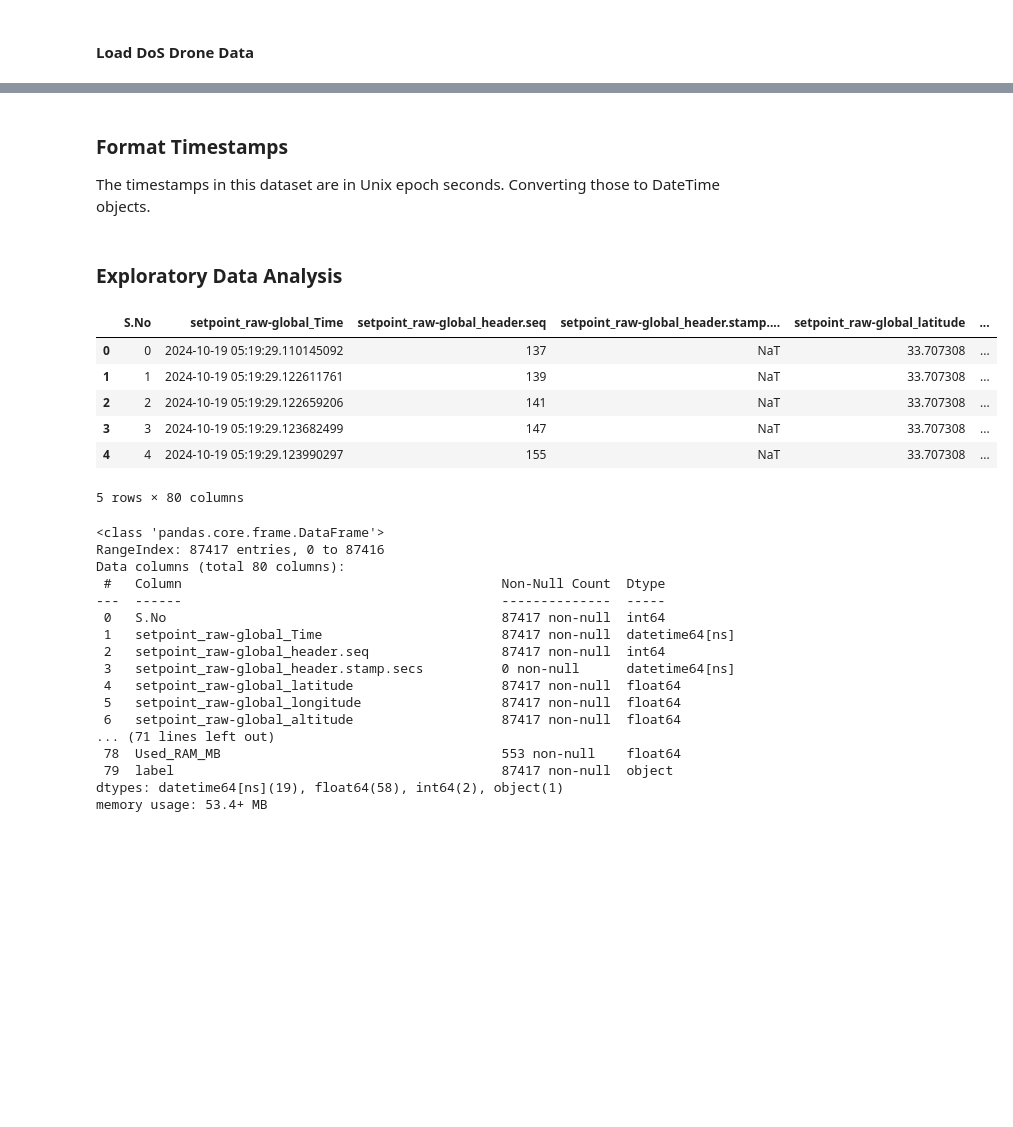
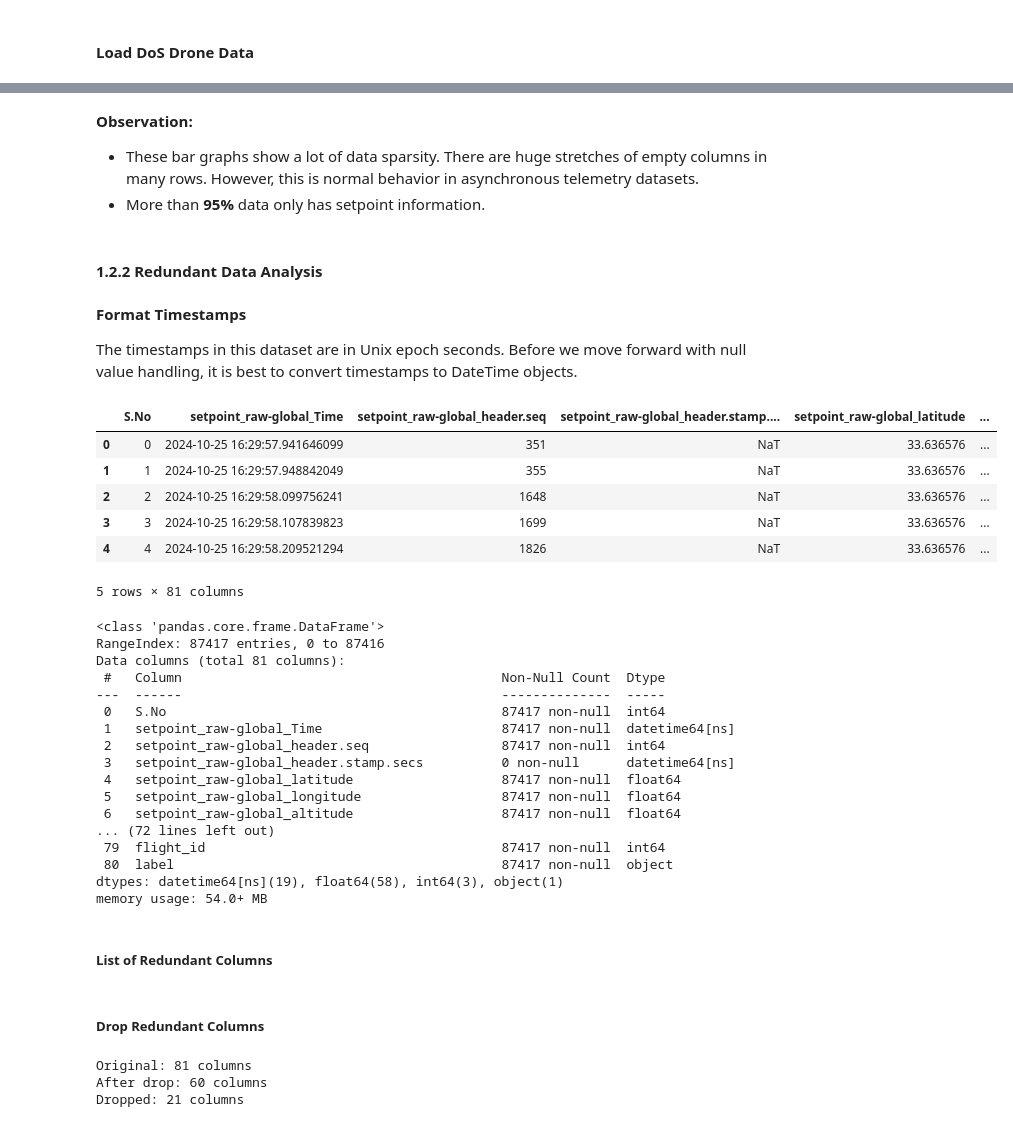
Before and after one commit to hifsakazmi/xai_ml_robot_telemetry, a Jupyter notebook: AAI_ML_Assignment.ipynb, the cells around one changed output, grey strips where cells are left out. Drawn from its saved outputs; the diff is of its cells as text; code cells hidden in the pictures; blank space fills up the shorter version.

Commit message:
Missing data handling

```diff
--- a/AAI_ML_Assignment.ipynb
+++ b/AAI_ML_Assignment.ipynb
@@ -56,13 +50,20 @@ Dataset downloaded and extracted successfully!
 import pandas as pd
 import numpy as np
 # %%
+global_flight_id = 0
 def load_all_csvs_from_dir(directory_path):
+  global global_flight_id
   all_dataframes = []
   for filename in os.listdir(directory_path):
     if filename.endswith('.csv'):
       filepath = os.path.join(directory_path, filename)
       try:
         df = pd.read_csv(filepath)
+
+        # Added flight_id to data loaded from each CSV to avoid data leaking
+        df['flight_id'] = global_flight_id
+        global_flight_id += 1
+
         all_dataframes.append(df)
       except Exception as e:
         print(f"Error reading {filename}: {e}")
@@ -183,2 +186,2 @@ df_malfunction['label'] = 'malfunction'
 # %%
-df_drones_all =  pd.concat([df_normal, df_malfunction, df_dos], axis=0, ignore_index=True, sort=False)
+df_drones =  pd.concat([df_normal, df_malfunction, df_dos], axis=0, ignore_index=True, sort=False)
@@ -200,6 +238,14 @@ df_drones_all.head(10)
+# %% [markdown]
+**Observation:**
+
+* These bar graphs show a lot of data sparsity. There are huge stretches of empty columns in many rows. However, this is normal behavior in asynchronous telemetry datasets.
+* More than **95%** data only has setpoint information.
+# %% [markdown]
+#### 1.2.2 Redundant Data Analysis
 # %% [markdown]
-### Format Timestamps
-The timestamps in this dataset are in Unix epoch seconds. Converting those to DateTime objects.
+**Format Timestamps**
+
+The timestamps in this dataset are in Unix epoch seconds. Before we move forward with null value handling, it is best to convert timestamps to DateTime objects.
 # %%
 def format_timestamp_cols(df):
   for col in df.columns:
@@ -215,21 +261,19 @@ format_timestamp_cols(df_drones_all)
-# %% [markdown]
-### Exploratory Data Analysis
 # %%
-df_drones_all.head()
+df_drones.head()
 # %% [output]
 |  | S.No | setpoint_raw-global_Time | setpoint_raw-global_header.seq | setpoint_raw-global_header.stamp.... | setpoint_raw-global_latitude | ... |
-| 0 | 0 | 2024-10-19 05:19:29.110145092 | 137 | NaT | 33.707308 | ... |
-| 1 | 1 | 2024-10-19 05:19:29.122611761 | 139 | NaT | 33.707308 | ... |
-| 2 | 2 | 2024-10-19 05:19:29.122659206 | 141 | NaT | 33.707308 | ... |
-| 3 | 3 | 2024-10-19 05:19:29.123682499 | 147 | NaT | 33.707308 | ... |
-| 4 | 4 | 2024-10-19 05:19:29.123990297 | 155 | NaT | 33.707308 | ... |
+| 0 | 0 | 2024-10-25 16:29:57.941646099 | 351 | NaT | 33.636576 | ... |
+| 1 | 1 | 2024-10-25 16:29:57.948842049 | 355 | NaT | 33.636576 | ... |
+| 2 | 2 | 2024-10-25 16:29:58.099756241 | 1648 | NaT | 33.636576 | ... |
+| 3 | 3 | 2024-10-25 16:29:58.107839823 | 1699 | NaT | 33.636576 | ... |
+| 4 | 4 | 2024-10-25 16:29:58.209521294 | 1826 | NaT | 33.636576 | ... |
-5 rows × 80 columns
+5 rows × 81 columns
 # %%
-df_drones_all.info()
+df_drones.info()
 # %% [output]
 <class 'pandas.core.frame.DataFrame'>
 RangeIndex: 87417 entries, 0 to 87416
-Data columns (total 80 columns):
+Data columns (total 81 columns):
  #   Column                                         Non-Null Count  Dtype
 ---  ------                                         --------------  -----
  0   S.No                                           87417 non-null  int64
@@ -239,8 +283,10 @@ Data columns (total 80 columns):
  4   setpoint_raw-global_latitude                   87417 non-null  float64
  5   setpoint_raw-global_longitude                  87417 non-null  float64
  6   setpoint_raw-global_altitude                   87417 non-null  float64
-... (71 lines left out)
- 78  Used_RAM_MB                                    553 non-null    float64
- 79  label                                          87417 non-null  object
-dtypes: datetime64[ns](19), float64(58), int64(2), object(1)
-memory usage: 53.4+ MB
+... (72 lines left out)
+ 79  flight_id                                      87417 non-null  int64
+ 80  label                                          87417 non-null  object
+dtypes: datetime64[ns](19), float64(58), int64(3), object(1)
+memory usage: 54.0+ MB
+# %% [markdown]
+##### List of Redundant Columns
@@ -246,0 +309,16 @@ memory usage: 53.4+ MB
+# %% [markdown]
+##### Drop Redundant Columns
+# %%
+print(f"Original: {len(df_drones.columns)} columns")
+cols_count_before = len(df_drones.columns)
+
+# Drop Columns
+df_drones = df_drones.drop(columns=cols_to_drop)
+
+cols_count_after = len(df_drones.columns)
+print(f"After drop: {len(df_drones.columns)} columns")
+print(f"Dropped: {cols_count_before - cols_count_after} columns")
+# %% [output]
+Original: 81 columns
+After drop: 60 columns
+Dropped: 21 columns
```
Also changed, not shown: parts of 35 cells of this notebook.
